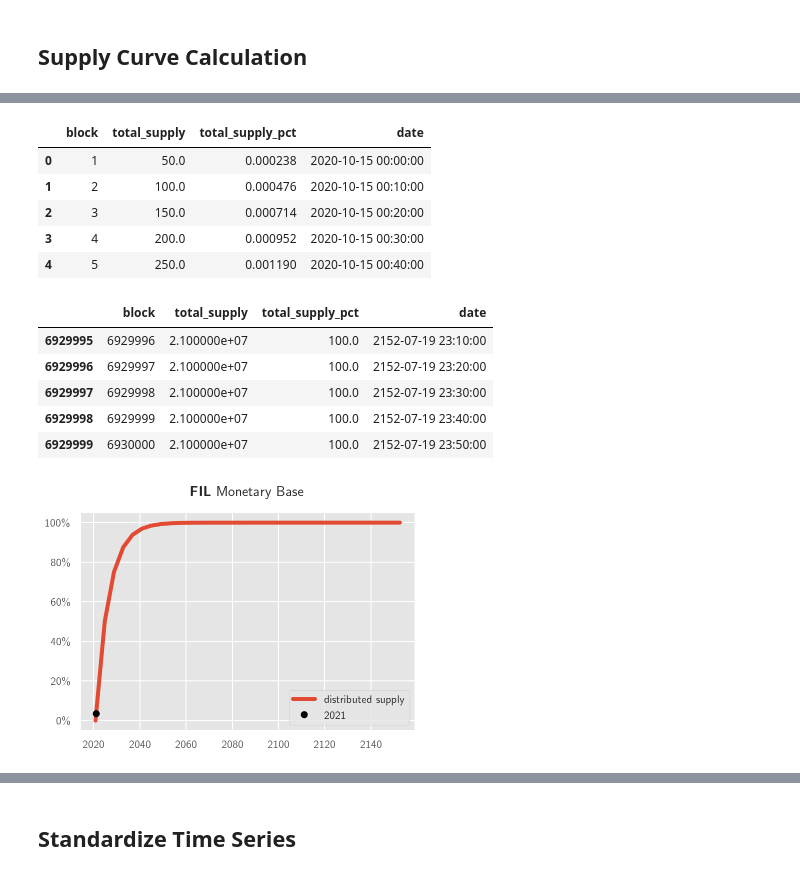
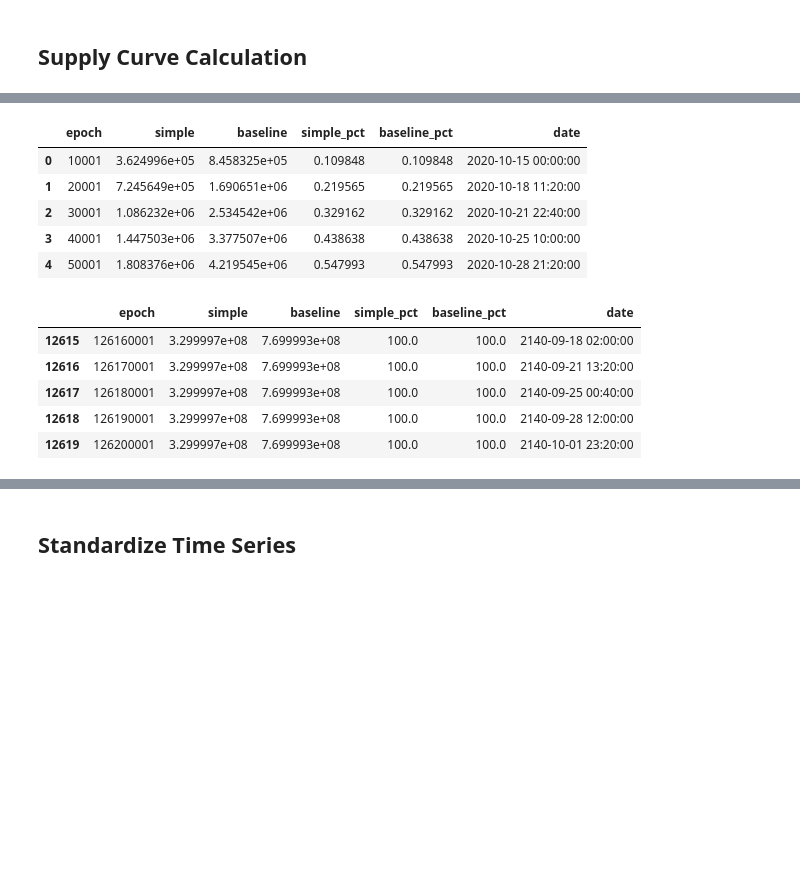
Before and after one commit to lrettig/crypto-monetary-base, a Jupyter notebook: jupyter-notebooks/FIL.ipynb, the cells around one changed output, grey strips where cells are left out. Drawn from its saved outputs; the diff is of its cells as text; code cells hidden in the pictures; blank space fills up the shorter version.

Commit message:
First working draft curve for FIL

```diff
--- a/jupyter-notebooks/FIL.ipynb
+++ b/jupyter-notebooks/FIL.ipynb
@@ -107,0 +111,24 @@ def fil_block_supply_curve():
+# %%
+def datetime_fil_supply_curve(
+    start_date,
+    epoch_time,
+    supply,
+    output_granularity=10000,
+    ):
+    df = pd.DataFrame(
+        supply, columns=['epoch', 'simple', 'baseline']
+    )
+    df['simple_pct'] = (
+        df['simple'] / df['simple'].values[-1]
+        * 100
+    )
+    df['baseline_pct'] = (
+        df['baseline'] / df['baseline'].values[-1]
+        * 100
+    )
+    df['date'] = pd.date_range(
+        start=start_date,
+        freq=epoch_time * output_granularity,
+        periods=len(df)
+    )
+    return df
@@ -108,12 +220,18 @@ def fil_block_supply_curve():
 # %%
 # genesis on Oct. 15, 2020
 start_date = datetime.date(2020, 10, 15)
-block_time = datetime.timedelta(seconds=60 * 10)
+end_date = datetime.date(2140, 10, 7)
+epoch_time = datetime.timedelta(seconds=EPOCH_SECS)
 
-block_supply = fil_block_supply_curve()
+num_epochs = int(
+    ((end_date - start_date).days * 24 * 3600)
+    / EPOCH_SECS
+)
 
-supply = cmb.datetime_supply_curve(
+supply = fil_supply_curve(num_epochs=num_epochs)
+
+supply = datetime_fil_supply_curve(
     start_date=start_date,
-    block_time=block_time,
-    block_supply=block_supply,
+    epoch_time=epoch_time,
+    supply=supply,
 )
@@ -138,22 +238,16 @@ Inflation change #32, block reward = 1.1641532182693481e-08
 # %%
 display(supply.head())
 display(supply.tail())
-
-cmb.plot_supply_curve(
-    supply,
-    COIN_SYMBOL,
-);
 # %% [output]
-|  | block | total_supply | total_supply_pct | date |
-| 0 | 1 | 50.0 | 0.000238 | 2020-10-15 00:00:00 |
-| 1 | 2 | 100.0 | 0.000476 | 2020-10-15 00:10:00 |
-| 2 | 3 | 150.0 | 0.000714 | 2020-10-15 00:20:00 |
-| 3 | 4 | 200.0 | 0.000952 | 2020-10-15 00:30:00 |
-| 4 | 5 | 250.0 | 0.001190 | 2020-10-15 00:40:00 |
+|  | epoch | simple | baseline | simple_pct | baseline_pct | date |
+| 0 | 10001 | 3.624996e+05 | 8.458325e+05 | 0.109848 | 0.109848 | 2020-10-15 00:00:00 |
+| 1 | 20001 | 7.245649e+05 | 1.690651e+06 | 0.219565 | 0.219565 | 2020-10-18 11:20:00 |
+| 2 | 30001 | 1.086232e+06 | 2.534542e+06 | 0.329162 | 0.329162 | 2020-10-21 22:40:00 |
+| 3 | 40001 | 1.447503e+06 | 3.377507e+06 | 0.438638 | 0.438638 | 2020-10-25 10:00:00 |
+| 4 | 50001 | 1.808376e+06 | 4.219545e+06 | 0.547993 | 0.547993 | 2020-10-28 21:20:00 |
-|  | block | total_supply | total_supply_pct | date |
-| 6929995 | 6929996 | 2.100000e+07 | 100.0 | 2152-07-19 23:10:00 |
-| 6929996 | 6929997 | 2.100000e+07 | 100.0 | 2152-07-19 23:20:00 |
-| 6929997 | 6929998 | 2.100000e+07 | 100.0 | 2152-07-19 23:30:00 |
-| 6929998 | 6929999 | 2.100000e+07 | 100.0 | 2152-07-19 23:40:00 |
-| 6929999 | 6930000 | 2.100000e+07 | 100.0 | 2152-07-19 23:50:00 |
+|  | epoch | simple | baseline | simple_pct | baseline_pct | date |
+| 12615 | 126160001 | 3.299997e+08 | 7.699993e+08 | 100.0 | 100.0 | 2140-09-18 02:00:00 |
+| 12616 | 126170001 | 3.299997e+08 | 7.699993e+08 | 100.0 | 100.0 | 2140-09-21 13:20:00 |
+| 12617 | 126180001 | 3.299997e+08 | 7.699993e+08 | 100.0 | 100.0 | 2140-09-25 00:40:00 |
+| 12618 | 126190001 | 3.299997e+08 | 7.699993e+08 | 100.0 | 100.0 | 2140-09-28 12:00:00 |
+| 12619 | 126200001 | 3.299997e+08 | 7.699993e+08 | 100.0 | 100.0 | 2140-10-01 23:20:00 |
-[figure, removed]
```
Also changed, not shown: parts of 9 cells of this notebook, 2 other files.
